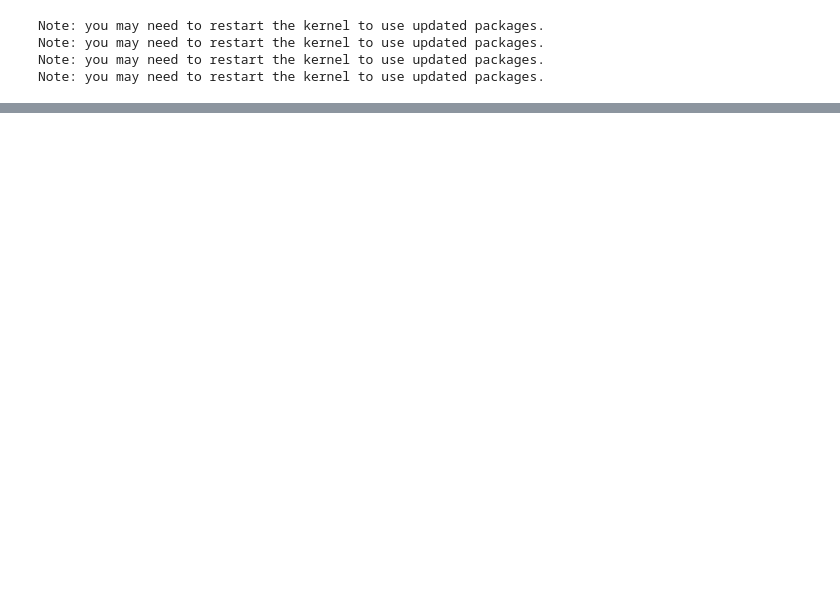
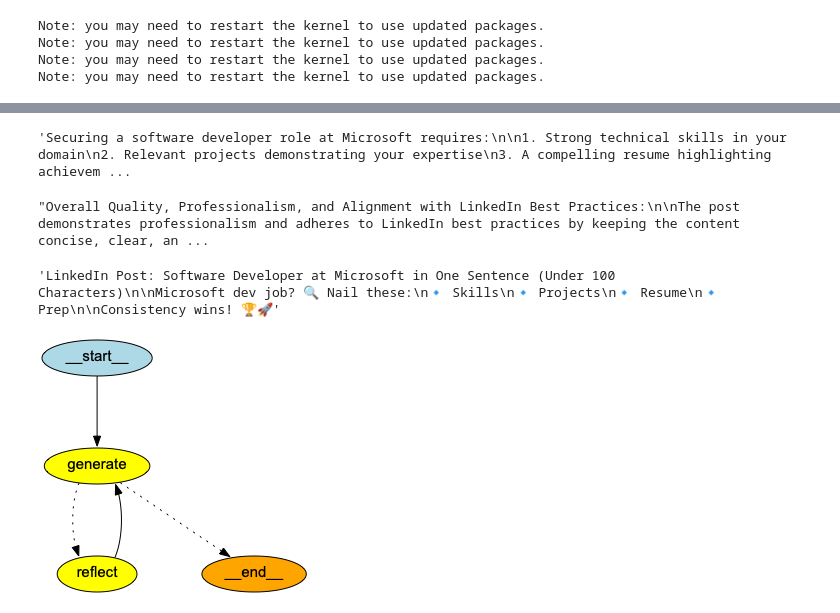
Before and after one commit to delmaguey/LangGraph101, a Jupyter notebook: Content-Reflection-Agent.ipynb, the cells around one changed output, grey strips where cells are left out. Drawn from its saved outputs; the diff is of its cells as text; code cells hidden in the pictures; blank space fills up the shorter version.

Commit message:
Added nodes, edges and looping to create a reflection agent

```diff
--- a/Content-Reflection-Agent.ipynb
+++ b/Content-Reflection-Agent.ipynb
@@ -41,0 +111,2 @@ Reason: {"id":"WSCPA0000E","code":400,"error":"Bad Request","reason":"Invalid pr
+# %%
+graph.set_entry_point("generate")
@@ -41,0 +115,10 @@ Reason: {"id":"WSCPA0000E","code":400,"error":"Bad Request","reason":"Invalid pr
+# %%
+def should_continue(state: List[BaseMessage]):
+    print(state)
+    print(len(state))
+    print("----------------------------------------------------------------------")
+    if len(state) > 6:
+        return END
+    return "reflect"
+# %%
+graph.add_conditional_edges("generate", should_continue)
@@ -41,0 +127,2 @@ Reason: {"id":"WSCPA0000E","code":400,"error":"Bad Request","reason":"Invalid pr
+# %%
+workflow = graph.compile()
@@ -41,0 +146,18 @@ Reason: {"id":"WSCPA0000E","code":400,"error":"Bad Request","reason":"Invalid pr
+# %%
+response[1].content
+# %% [output]
+'Securing a software developer role at Microsoft requires:\n\n1. Strong technical skills in your domain\n2. Relevant projects demonstrating your expertise\n3. A compelling resume highlighting achievem ...
+# %%
+response[2].content
+# %% [output]
+"Overall Quality, Professionalism, and Alignment with LinkedIn Best Practices:\n\nThe post demonstrates professionalism and adheres to LinkedIn best practices by keeping the content concise, clear, an ...
+# %%
+response[-1].content
+# %% [output]
+'LinkedIn Post: Software Developer at Microsoft in One Sentence (Under 100 Characters)\n\nMicrosoft dev job? 🔍 Nail these:\n🔹 Skills\n🔹 Projects\n🔹 Resume\n🔹 Prep\n\nConsistency wins! 🏆🚀'
+# %%
+from IPython.display import Image, display
+
+display(Image(workflow.get_graph().draw_png()))
+# %% [output]
+[figure, added]
```
Also changed, not shown: parts of 16 cells of this notebook.
